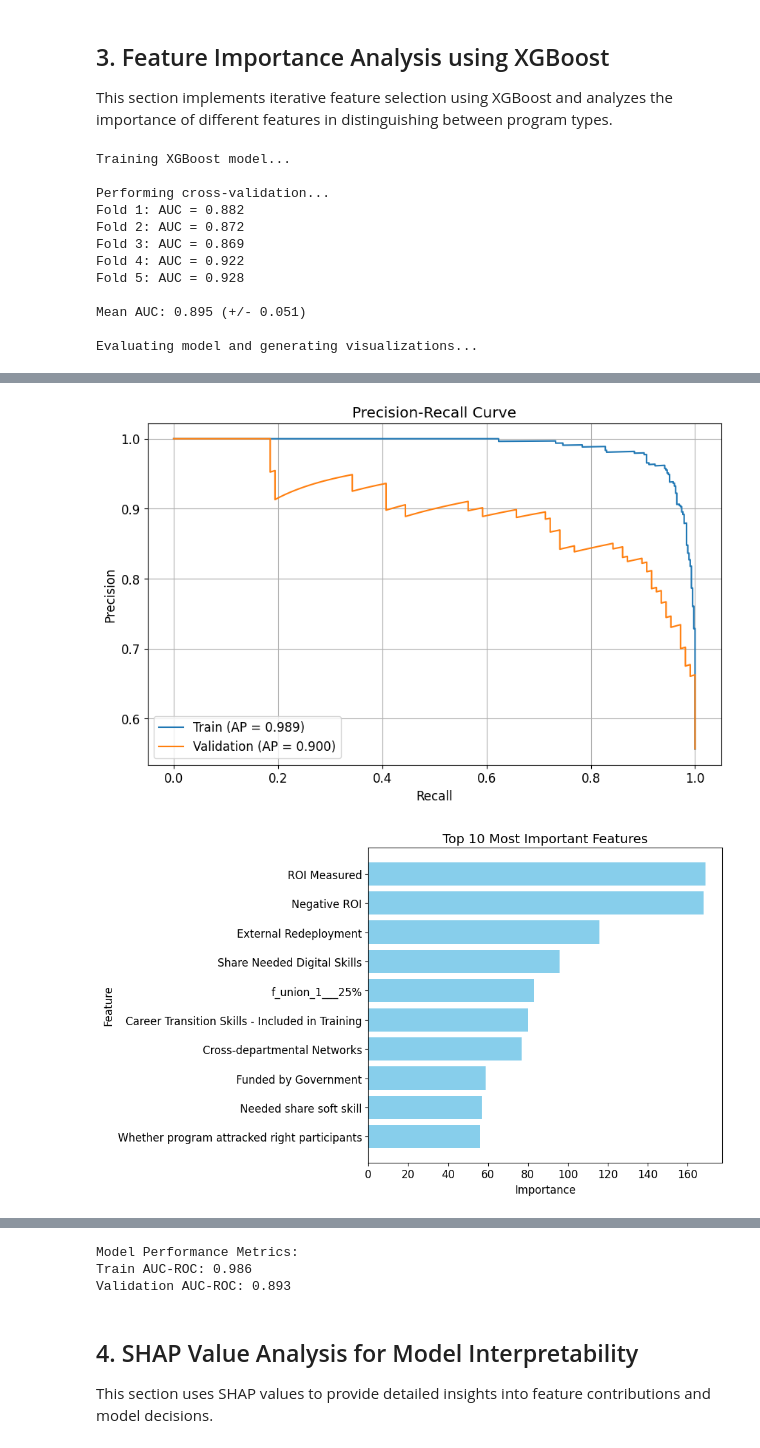
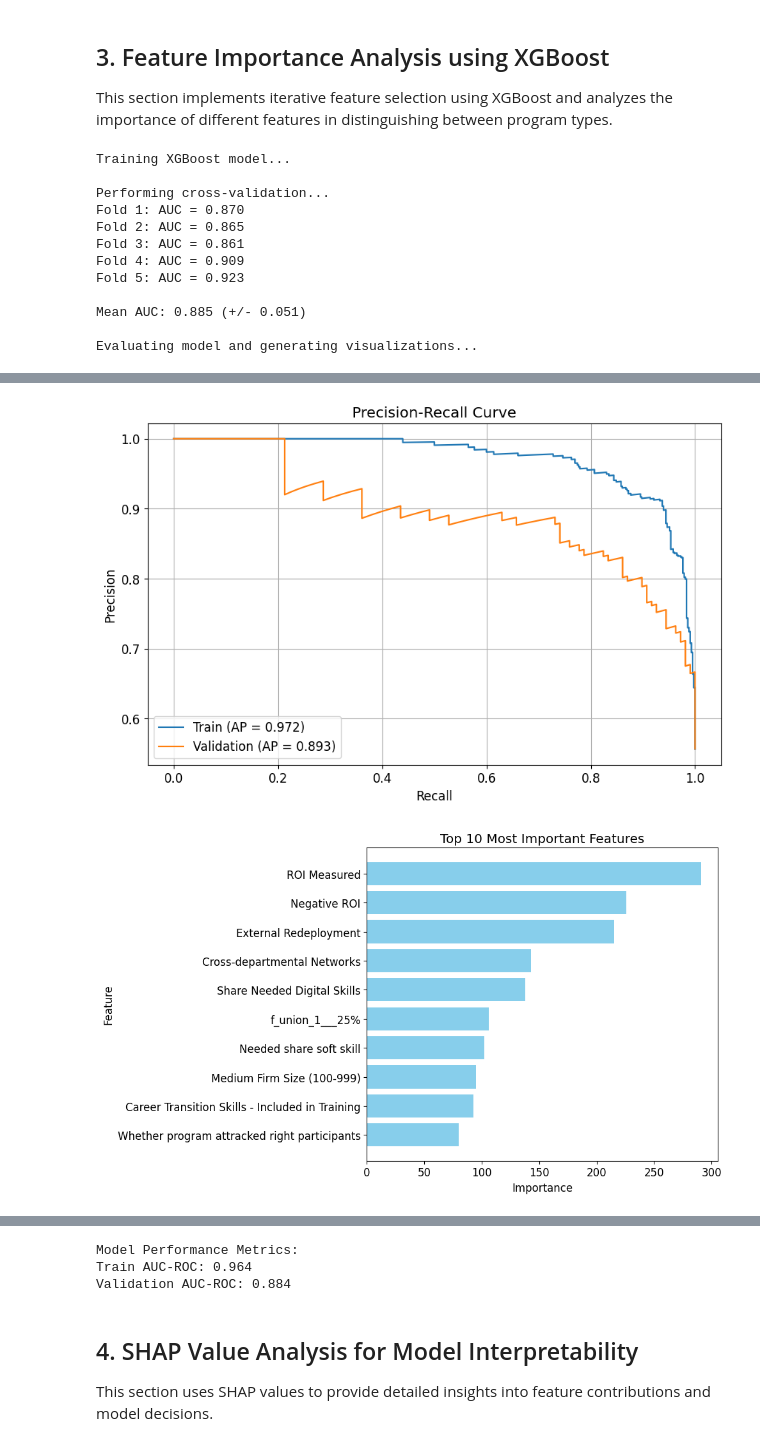
Before and after one commit to JuanLara18/HBS-Survey, a Jupyter notebook: Code/01_xgboost_feature_analysis.ipynb, the cells around one changed output, grey strips where cells are left out. Drawn from its saved outputs; the diff is of its cells as text; code cells hidden in the pictures.

```diff
--- a/Code/01_xgboost_feature_analysis.ipynb
+++ b/Code/01_xgboost_feature_analysis.ipynb
@@ -524,14 +523,14 @@ def evaluate_and_plot(model, X_train, X_val, y_train, y_val, variable_labels):
 # Example Execution
 print("Training XGBoost model...")
 params = {
-    'max_depth': 4,             # Low depth, ensures the model remains simple and avoids overfitting
-    'learning_rate': 0.01,      # Slow learning rate for gradual and stable training
-    'n_estimators': 500,        # Moderate number of trees, balances performance and training time
-    'min_child_weight': 5,      # Prevents splits on small, insignificant data samples
-    'gamma': 0.1,               # Provides control over the minimum gain for node splits
-    'subsample': 0.7,           # Uses 70% of data per tree, reducing overfitting risk
+    'max_depth': 3,             # Low depth, ensures the model remains simple and avoids overfitting
+    'learning_rate': 0.005,      # Slow learning rate for gradual and stable training
+    'n_estimators': 1000,        # Moderate number of trees, balances performance and training time
+    'min_child_weight': 7,      # Prevents splits on small, insignificant data samples
+    'gamma': 0.15,               # Provides control over the minimum gain for node splits
+    'subsample': 0.65,           # Uses 70% of data per tree, reducing overfitting risk
     'colsample_bytree': 0.7,    # Uses 70% of features per tree, enhancing generalization
-    'lambda': 5,                # Strong L2 regularization, improves robustness
+    'lambda': 8,                # Strong L2 regularization, improves robustness
     'alpha': 2,                 # Moderate L1 regularization, encourages sparsity in weights
     'scale_pos_weight': 1.45,   # Balances the weight for imbalanced classes
     'random_state': 42,         # Ensures consistent results across runs
@@ -554,12 +553,12 @@ print(f"Validation AUC-ROC: {auc_val:.3f}")
 Training XGBoost model...
 
 Performing cross-validation...
-Fold 1: AUC = 0.882
-Fold 2: AUC = 0.872
-Fold 3: AUC = 0.869
-Fold 4: AUC = 0.922
-Fold 5: AUC = 0.928
+Fold 1: AUC = 0.870
+Fold 2: AUC = 0.865
+Fold 3: AUC = 0.861
+Fold 4: AUC = 0.909
+Fold 5: AUC = 0.923
 
-Mean AUC: 0.895 (+/- 0.051)
+Mean AUC: 0.885 (+/- 0.051)
 
 Evaluating model and generating visualizations...
@@ -567,2 +566,2 @@ Evaluating model and generating visualizations...
-[figure, old version]
+[figure, new version]
-[figure, old version]
+[figure, new version]
@@ -570,6 +569,6 @@ Evaluating model and generating visualizations...
 Model Performance Metrics:
-Train AUC-ROC: 0.986
-Validation AUC-ROC: 0.893
+Train AUC-ROC: 0.964
+Validation AUC-ROC: 0.884
 # %% [markdown]
 ## 4. SHAP Value Analysis for Model Interpretability
 
```
Also changed, not shown: parts of 3 cells of this notebook.
